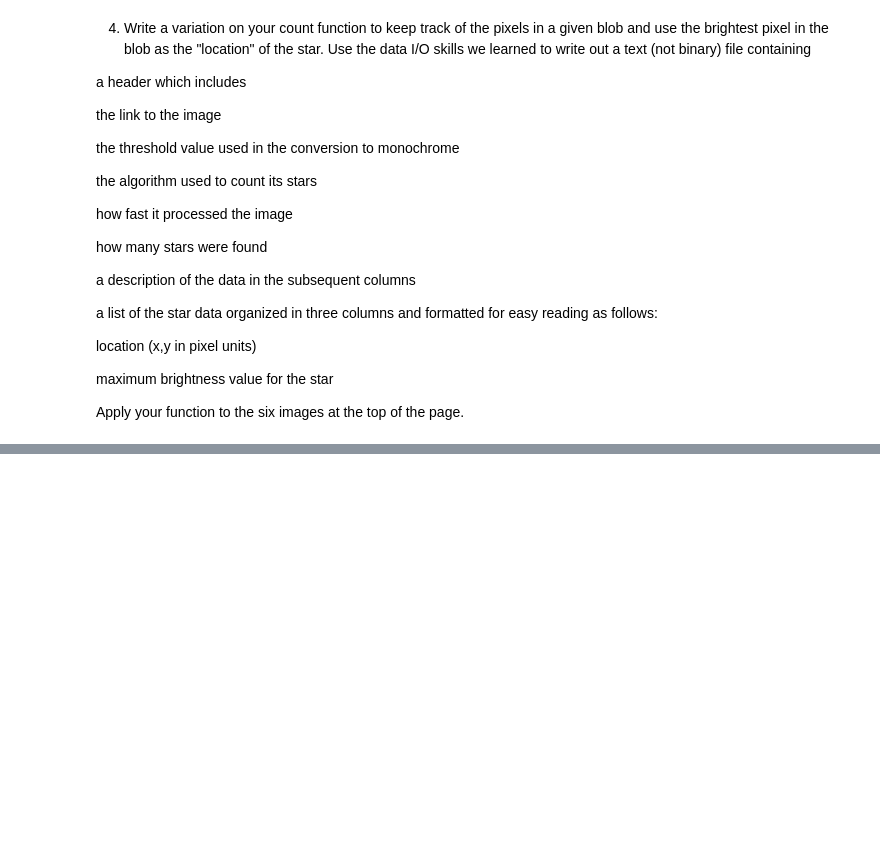
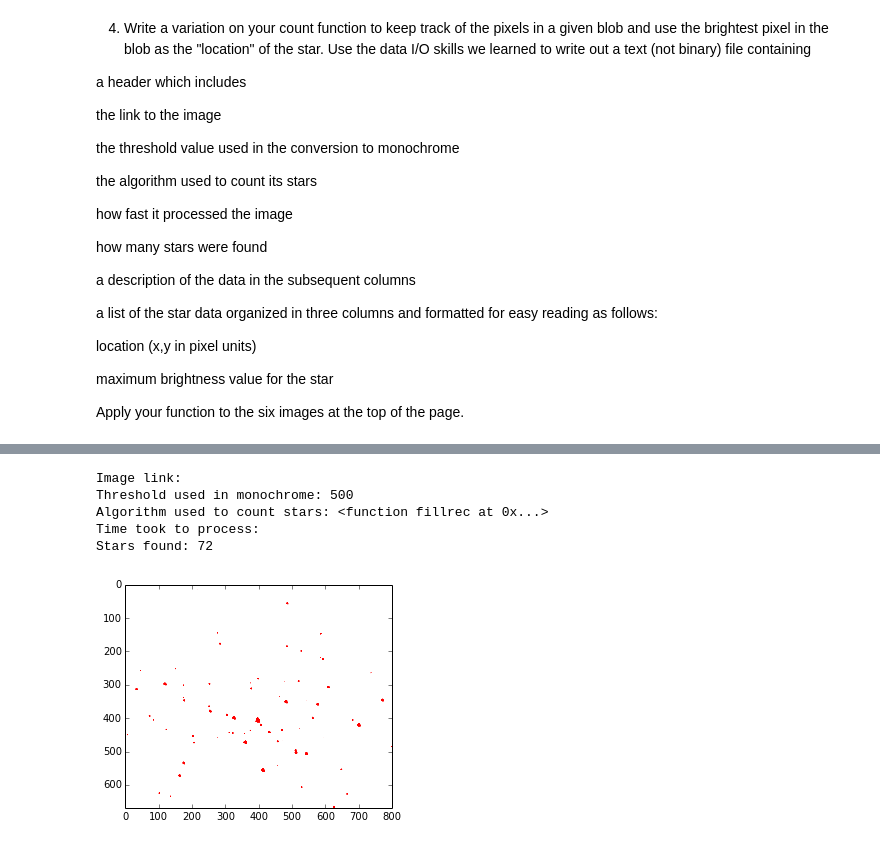
Before and after one commit to dlhoang/PHYS202-S14, a Jupyter notebook: DataIO/CountingStarsExercises.ipynb, the cells around one changed output, grey strips where cells are left out. Drawn from its saved outputs; the diff is of its cells as text; code cells hidden in the pictures; blank space fills up the shorter version.

```diff
--- a/DataIO/CountingStarsExercises.ipynb
+++ b/DataIO/CountingStarsExercises.ipynb
@@ -450,0 +539,15 @@ print count(pic,fillrec)
+# %%
+monochrome(pic2,600)
+count(pic2,fillrec,500)
+plt.imshow(pic2)
+
+f = open('pic2.dat')
+print f.read()
+f.close()
+# %% [output]
+Image link:
+Threshold used in monochrome: 500
+Algorithm used to count stars: <function fillrec at 0x...>
+Time took to process:
+Stars found: 72
+[figure, added]
```
Also changed, not shown: parts of 12 cells of this notebook, 11 other files.
